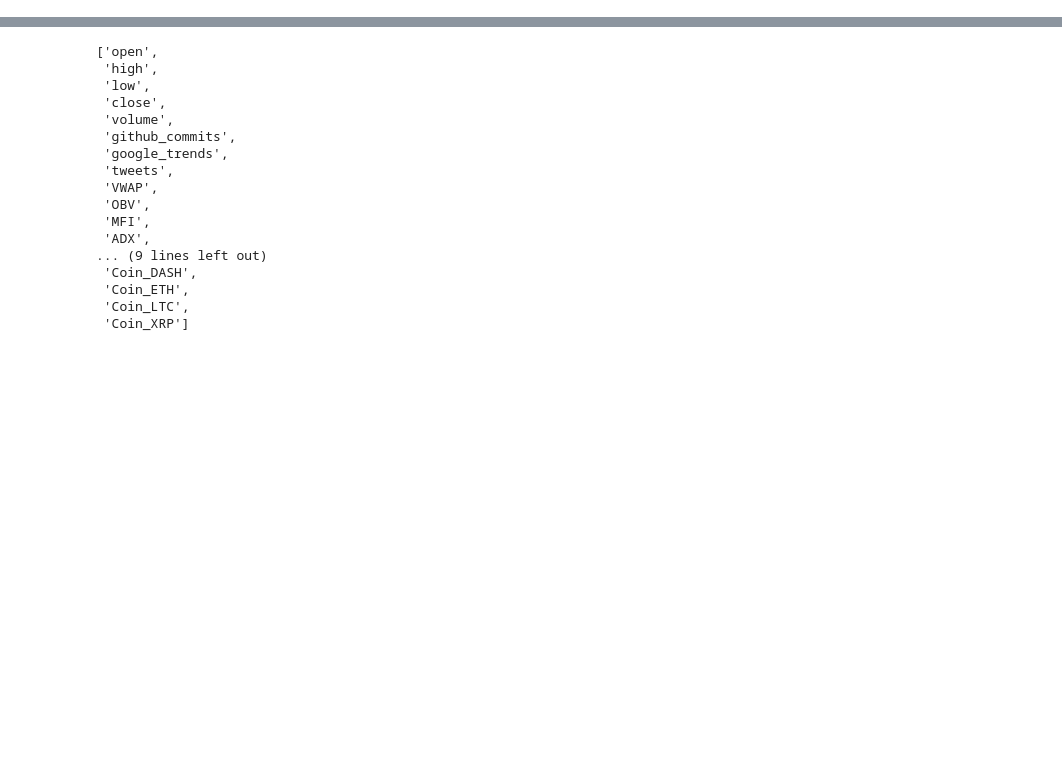
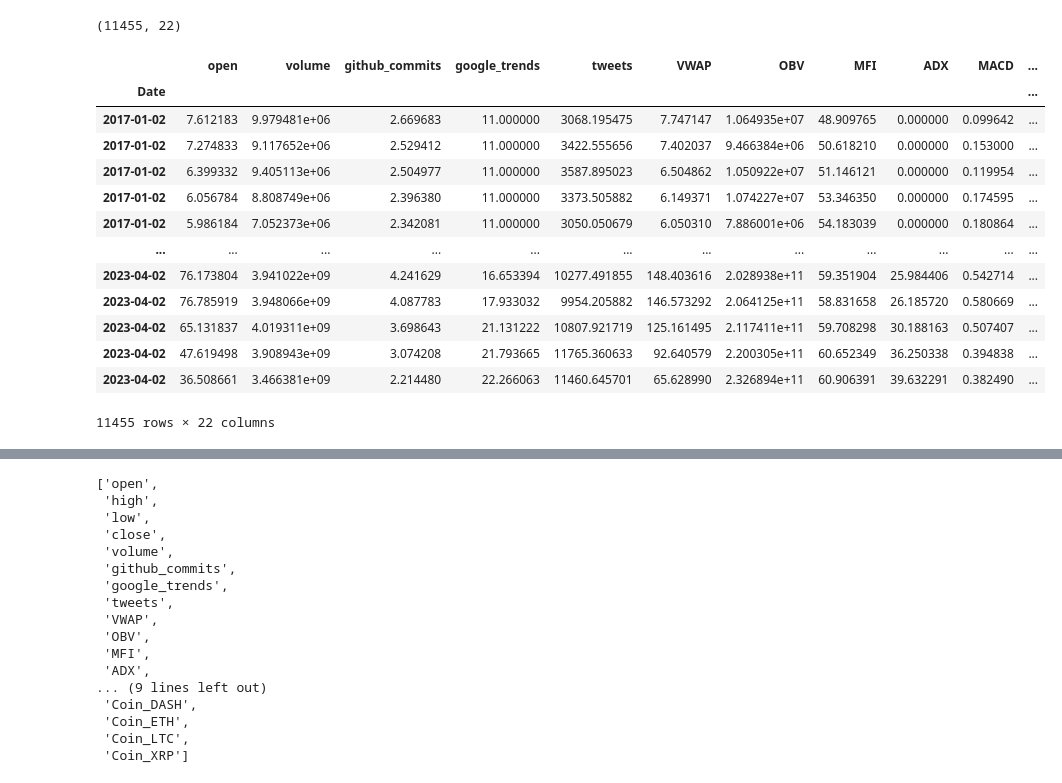
Before and after one commit to bhaskatripathi/Cryptodata_Coinbase_Kraken_Binance, a Jupyter notebook: Objective_3_Pytorch.ipynb, the cells around one changed output, grey strips where cells are left out. Cells and saved outputs as stored; diff of their text form; code cells hidden in the pictures; blank space fills up the shorter version.

```diff
--- a/Objective_3_Pytorch.ipynb
+++ b/Objective_3_Pytorch.ipynb
@@ -22,0 +103,9 @@ Requirement already satisfied: oauthlib>=3.0.0 in /usr/local/lib/python3.10/dist
+# %%
+#High Correlation Treatment
+corr_features = correlation(kraken_data_encoded, 0.95)
+print('correlated features: ', len(set(corr_features)) )
+print(corr_features)
+df_reduced_corr= kraken_data_encoded.drop(columns=['high', 'MACD_signal', 'close', 'low'])
+print(df_reduced_corr.shape)
+df_reduced_corr.columns
+df_reduced_corr.head(2)
@@ -22,0 +121,38 @@ Requirement already satisfied: oauthlib>=3.0.0 in /usr/local/lib/python3.10/dist
+# %%
+##########################OUTLIER TREATMENT ####################################
+from scipy.signal import savgol_filter
+# Apply Hampel filter to detect outliers and impute with rolling median
+data=df_reduced_corr.copy()
+#data=data.reset_index(inplace=False)
+#data.drop(['Date'], axis='columns', inplace=True)
+col_names_reduced = [column for column in df_reduced_corr]
+
+df_outliers_removed= hampel_filter_data(data, col_names_reduced,15,True)
+# %%
+# Apply Savgol filter to reduce noise in the timeseries
+# col_names_reduced = [column for column in df_reduced_corr]
+df_reduced_corr_smooth =df_outliers_removed.copy()
+df_reduced_corr_smooth= savgol_filter_data(df_reduced_corr_smooth,col_names_reduced,window_size=15, polynomial_degree=3)
+df_reduced_corr= df_reduced_corr_smooth.copy()
+#df_reduced_corr.shape
+# Convert the specified columns to integer values
+cols_to_convert = ['AML_KYC_required','Coin_BTC', 'Coin_DASH', 'Coin_ETH', 'Coin_LTC', 'Coin_XRP']
+df_reduced_corr[cols_to_convert] = df_reduced_corr[cols_to_convert].astype(int)
+print(df_reduced_corr.shape)
+df_reduced_corr
+# %% [output]
+(11455, 22)
+|  | open | volume | github_commits | google_trends | tweets | VWAP | OBV | MFI | ADX | MACD | ... |
+| Date |  |  |  |  |  |  |  |  |  |  | ... |
+| 2017-01-02 | 7.612183 | 9.979481e+06 | 2.669683 | 11.000000 | 3068.195475 | 7.747147 | 1.064935e+07 | 48.909765 | 0.000000 | 0.099642 | ... |
+| 2017-01-02 | 7.274833 | 9.117652e+06 | 2.529412 | 11.000000 | 3422.555656 | 7.402037 | 9.466384e+06 | 50.618210 | 0.000000 | 0.153000 | ... |
+| 2017-01-02 | 6.399332 | 9.405113e+06 | 2.504977 | 11.000000 | 3587.895023 | 6.504862 | 1.050922e+07 | 51.146121 | 0.000000 | 0.119954 | ... |
+| 2017-01-02 | 6.056784 | 8.808749e+06 | 2.396380 | 11.000000 | 3373.505882 | 6.149371 | 1.074227e+07 | 53.346350 | 0.000000 | 0.174595 | ... |
+| 2017-01-02 | 5.986184 | 7.052373e+06 | 2.342081 | 11.000000 | 3050.050679 | 6.050310 | 7.886001e+06 | 54.183039 | 0.000000 | 0.180864 | ... |
+| ... | ... | ... | ... | ... | ... | ... | ... | ... | ... | ... | ... |
+| 2023-04-02 | 76.173804 | 3.941022e+09 | 4.241629 | 16.653394 | 10277.491855 | 148.403616 | 2.028938e+11 | 59.351904 | 25.984406 | 0.542714 | ... |
+| 2023-04-02 | 76.785919 | 3.948066e+09 | 4.087783 | 17.933032 | 9954.205882 | 146.573292 | 2.064125e+11 | 58.831658 | 26.185720 | 0.580669 | ... |
+| 2023-04-02 | 65.131837 | 4.019311e+09 | 3.698643 | 21.131222 | 10807.921719 | 125.161495 | 2.117411e+11 | 59.708298 | 30.188163 | 0.507407 | ... |
+| 2023-04-02 | 47.619498 | 3.908943e+09 | 3.074208 | 21.793665 | 11765.360633 | 92.640579 | 2.200305e+11 | 60.652349 | 36.250338 | 0.394838 | ... |
+| 2023-04-02 | 36.508661 | 3.466381e+09 | 2.214480 | 22.266063 | 11460.645701 | 65.628990 | 2.326894e+11 | 60.906391 | 39.632291 | 0.382490 | ... |
+11455 rows × 22 columns
```
Also changed, not shown: parts of 32 cells of this notebook.
